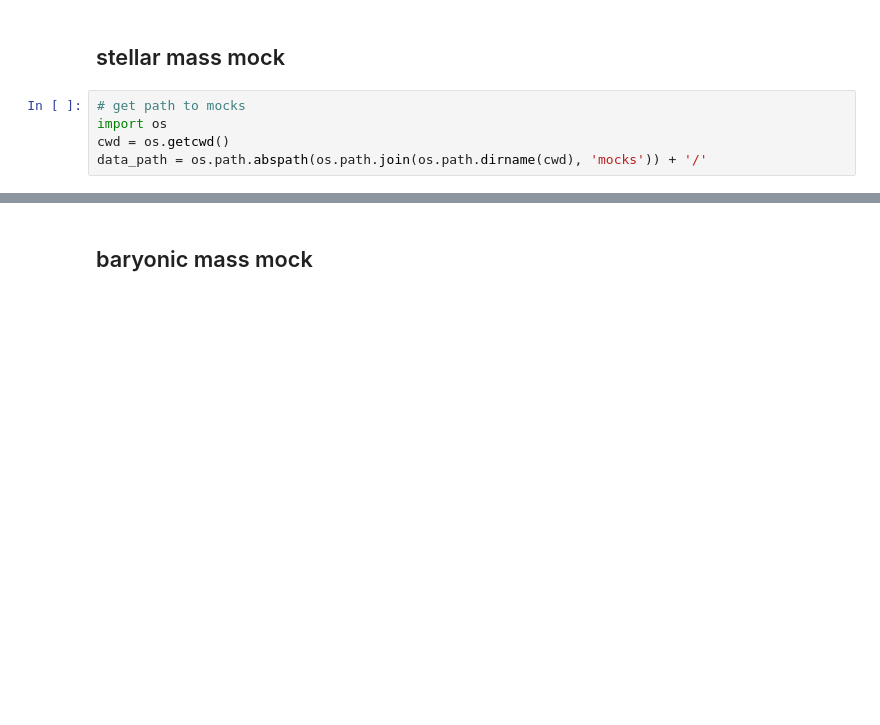
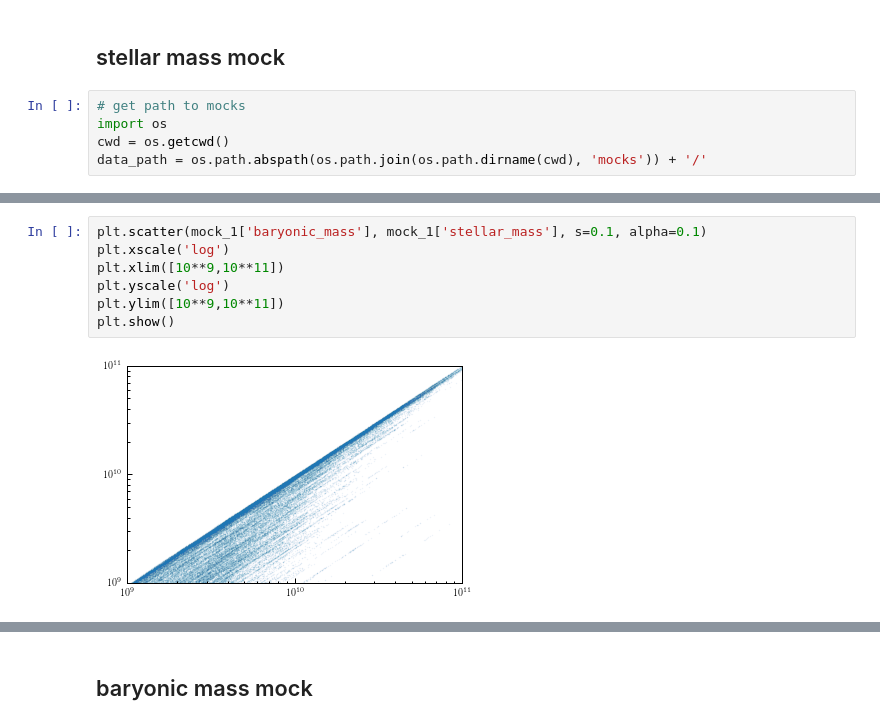
Before and after one commit to duncandc/eco_mocks, a Jupyter notebook: notebooks/abundance_functions.ipynb, the cells around one changed output, grey strips where cells are left out. Drawn from its saved outputs; the diff is of its cells as text; blank space fills up the shorter version.

```diff
--- a/notebooks/abundance_functions.ipynb
+++ b/notebooks/abundance_functions.ipynb
@@ -79,0 +95,9 @@ fig.savefig('./figures/bmf_1a.pdf', dpi=250)
+# %%
+plt.scatter(mock_1['baryonic_mass'], mock_1['stellar_mass'], s=0.1, alpha=0.1)
+plt.xscale('log')
+plt.xlim([10**9,10**11])
+plt.yscale('log')
+plt.ylim([10**9,10**11])
+plt.show()
+# %% [output]
+[figure, added]
```
Also changed, not shown: parts of 19 cells of this notebook, 2 other files.
